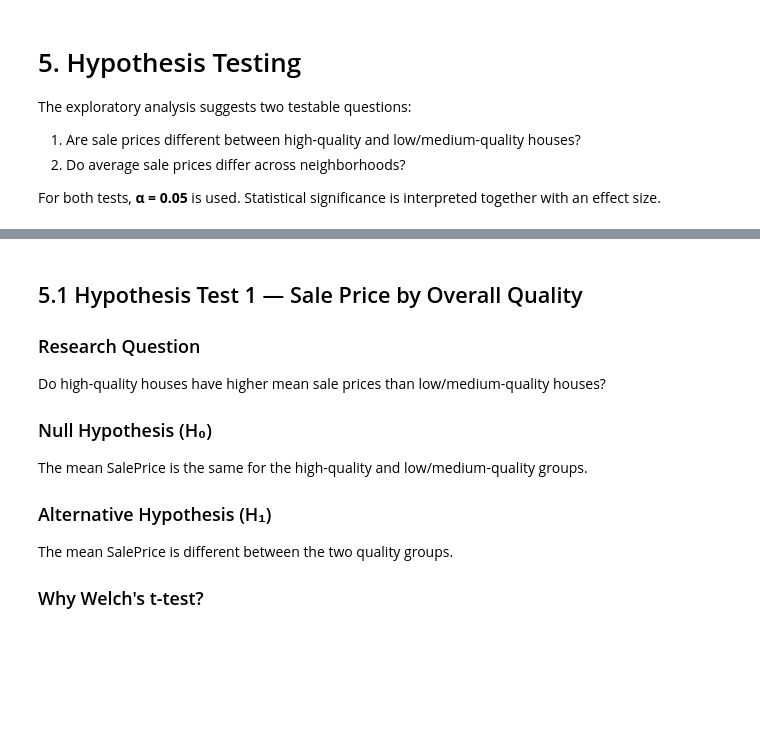
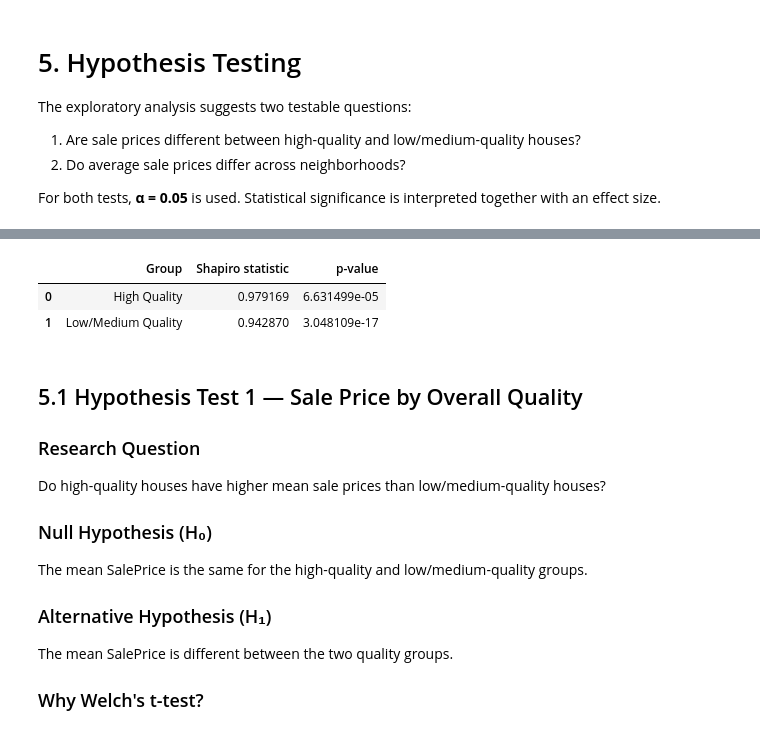
Before and after one commit to Neelchoksi20042003/aiml-bootcamp-Neel, a Jupyter notebook: day22_miniproject/phase1_capstone_FINAL_SUBMISSION.ipynb, the cells around one changed output, grey strips where cells are left out. Saved outputs shown, nothing was run; the diff lists cells and outputs as text; code cells hidden in the pictures; blank space fills up the shorter version.

```diff
--- a/day22_miniproject/phase1_capstonee.ipynb
+++ b/day22_miniproject/phase1_capstone_FINAL_SUBMISSION.ipynb
@@ -671,3 +718,26 @@ interpreted together with an effect size.
+# %%
+from scipy import stats
+
+high_prices = df_clean.loc[df_clean["QualityGroup"] == "High Quality", "SalePrice"]
+lowmed_prices = df_clean.loc[df_clean["QualityGroup"] == "Low/Medium Quality", "SalePrice"]
+
+normality_results = pd.DataFrame({
+    "Group": ["High Quality", "Low/Medium Quality"],
+    "Shapiro statistic": [
+        stats.shapiro(high_prices).statistic,
+        stats.shapiro(lowmed_prices).statistic
+    ],
+    "p-value": [
+        stats.shapiro(high_prices).pvalue,
+        stats.shapiro(lowmed_prices).pvalue
+    ]
+})
+
+normality_results
+# %% [output]
+|  | Group | Shapiro statistic | p-value |
+| 0 | High Quality | 0.979169 | 6.631499e-05 |
+| 1 | Low/Medium Quality | 0.942870 | 3.048109e-17 |
 # %%
 # Define the two quality groups used in Hypothesis Test 1.
 high_quality = df_clean.loc[
```
Also changed, not shown: parts of 30 cells of this notebook, 12 other files.
